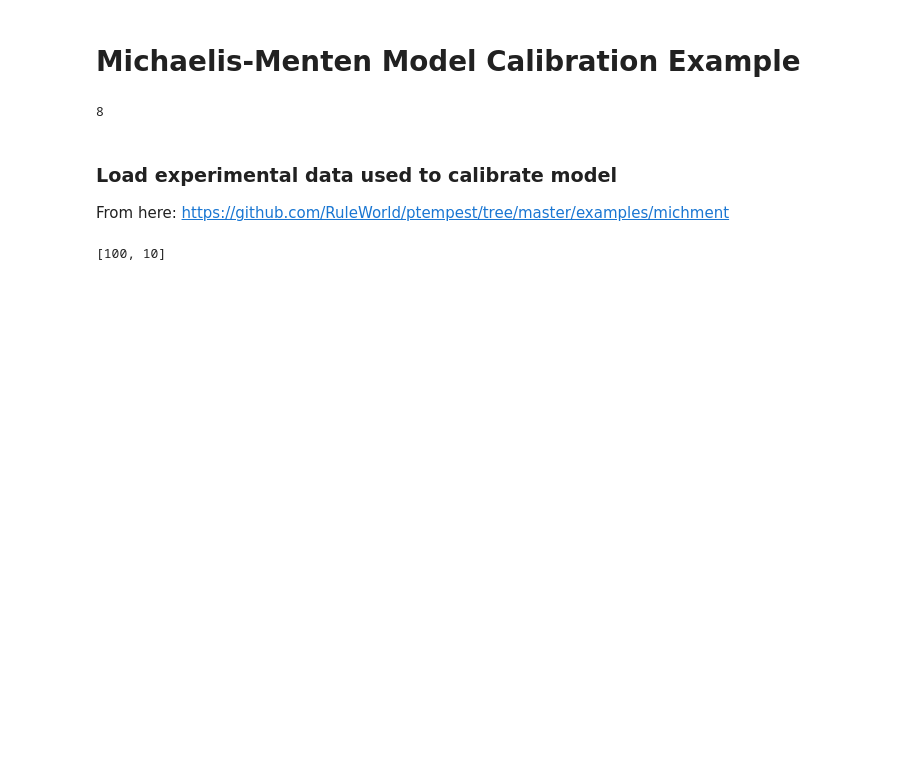
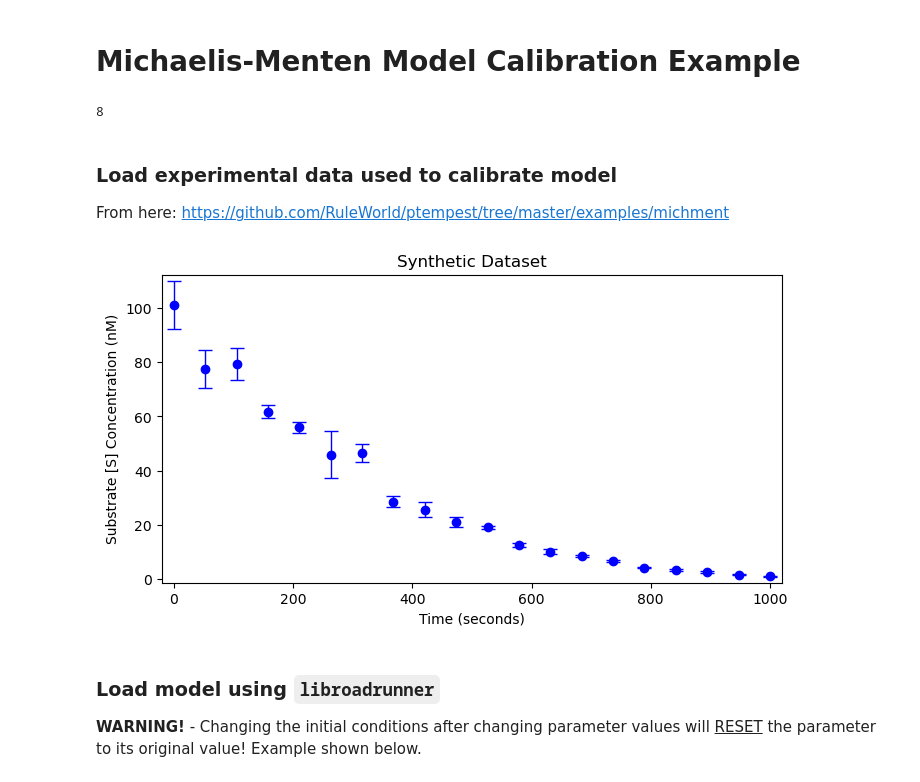
Before and after one commit to LarkinIt/ModelCalibrationExamples, a Jupyter notebook: Michaelis-Menten/mm_example.ipynb, the cells around one changed output. Cells and saved outputs as stored; diff of their text form; code cells hidden in the pictures; blank space fills up the shorter version.

```diff
--- a/Michaelis-Menten/mm_example.ipynb
+++ b/Michaelis-Menten/mm_example.ipynb
@@ -33,16 +36,25 @@ LOG_ERROR = False
 ### Load experimental data used to calibrate model
 From here: https://github.com/RuleWorld/ptempest/tree/master/examples/michment
 # %%
-data = io.loadmat("MM.mat")['expt']
+data = io.loadmat("MM.mat")["expt"]
 data = data.ravel()[0][0]
-ts = data['time'][0].flatten()
-means = data['mean'][0]
+ts = data["time"][0].flatten()
+means = data["mean"][0]
 means = means[~(pd.isnull(means))]
-stds = data['stdev'][0]
+stds = data["stdev"][0]
 stds = stds[~(pd.isnull(stds))]
-labels = data['obsv_labels'][0][0]
+labels = data["obsv_labels"][0][0]
 labels = [x[0] for x in labels]
-init_conds = [data['S0'][0][0][0], data['E0'][0][0][0]]
-print(init_conds)
+init_conds = [data["S0"][0][0][0], data["E0"][0][0][0]]
+
+plt.figure(figsize=(8,4)),
+plt.errorbar(ts, means, yerr=stds, capsize=5, c="b", lw=0, marker="o", elinewidth=1);
+plt.xlabel("Time (seconds)"); plt.ylabel("Substrate [S] Concentration (nM)");
+plt.margins(x=0.02, y=0.02);
+plt.title("Synthetic Dataset");
 # %% [output]
-[100, 10]
+[figure, added]
+# %% [markdown]
+### Load model using `libroadrunner`
+
+**WARNING!** - Changing the initial conditions after changing parameter values will <ins>RESET</ins> the parameter to its original value! Example shown below.
```
Also changed, not shown: parts of 5 cells of this notebook, 3 other files.
